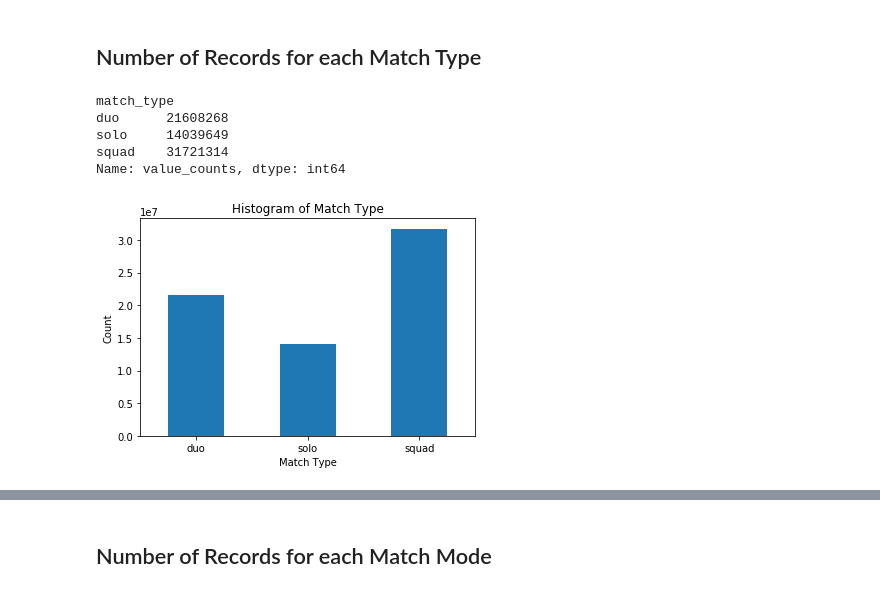
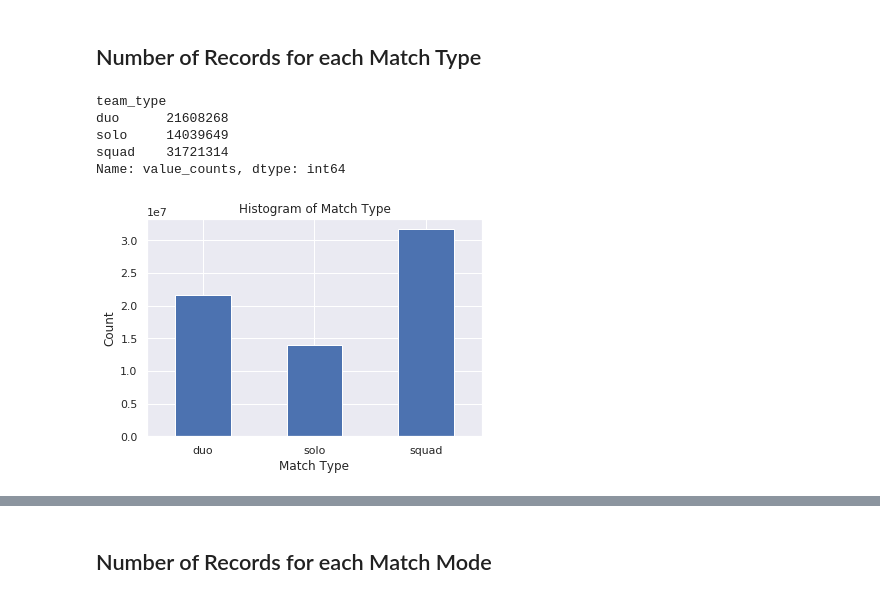
Before and after one commit to luoky97/bigdataproject, a Jupyter notebook: EDA.ipynb, the cells around one changed output, grey strips where cells are left out. Drawn from its saved outputs; the diff is of its cells as text; code cells hidden in the pictures.

```diff
--- a/EDA.ipynb
+++ b/EDA.ipynb
@@ -94,0 +93,3 @@ df = df.withColumn('place_bin_label', udf('place_bin'))
+# %%
+df = df.withColumn("drive", F.when(F.col('player_dist_ride') > 0, 1)\
+                                      .otherwise(0))
@@ -94,0 +119,4 @@ df = df.withColumn('place_bin_label', udf('place_bin'))
+# %%
+df = df.withColumn("game_size_catg", F.when(F.col('game_size') <= 31, "Small")\
+                                      .when(F.col('game_size').between(32,60), "Medium")
+                                      .otherwise("Large"))
@@ -98,7 +146,7 @@ df = df.withColumn('place_bin_label', udf('place_bin'))
 df = df.withColumn('top_5', F.when(F.col('team_placement').between(1, 5), 1)\
                    .otherwise(0))
 # %%
-df = df.drop(*['date', 'party_size', 'player_name', 'team_id'])
+df = df.drop(*['date', 'party_size', 'player_name', 'team_id', 'match_mode', 'match_id'])
 # %%
 df.cache()
 df.printSchema()
@@ -204,20 +283,22 @@ mode       | 0              | 0              | 0              | 0              |
 ## Number of Records for each Match Type
 # %%
 import matplotlib.pyplot as plt
+import seaborn as sns
 %matplotlib inline
+sns.set_style("darkgrid")
 # %%
-hdf.cols['match_type'].value_counts()
+hdf.cols['team_type'].value_counts()
 # %% [output]
-match_type
+team_type
 duo      21608268
 solo     14039649
 squad    31721314
 Name: value_counts, dtype: int64
 # %%
-plot = hdf.cols['match_type'].hist()
+plot = hdf.cols['team_type'].hist()
 plot.set_title('Histogram of Match Type')
 plot.set_xlabel('Match Type')
 plot.set_ylabel('Count')
 plt.show()
 # %% [output]
-[figure, old version]
+[figure, new version]
```
Also changed, not shown: parts of 60 cells of this notebook.
